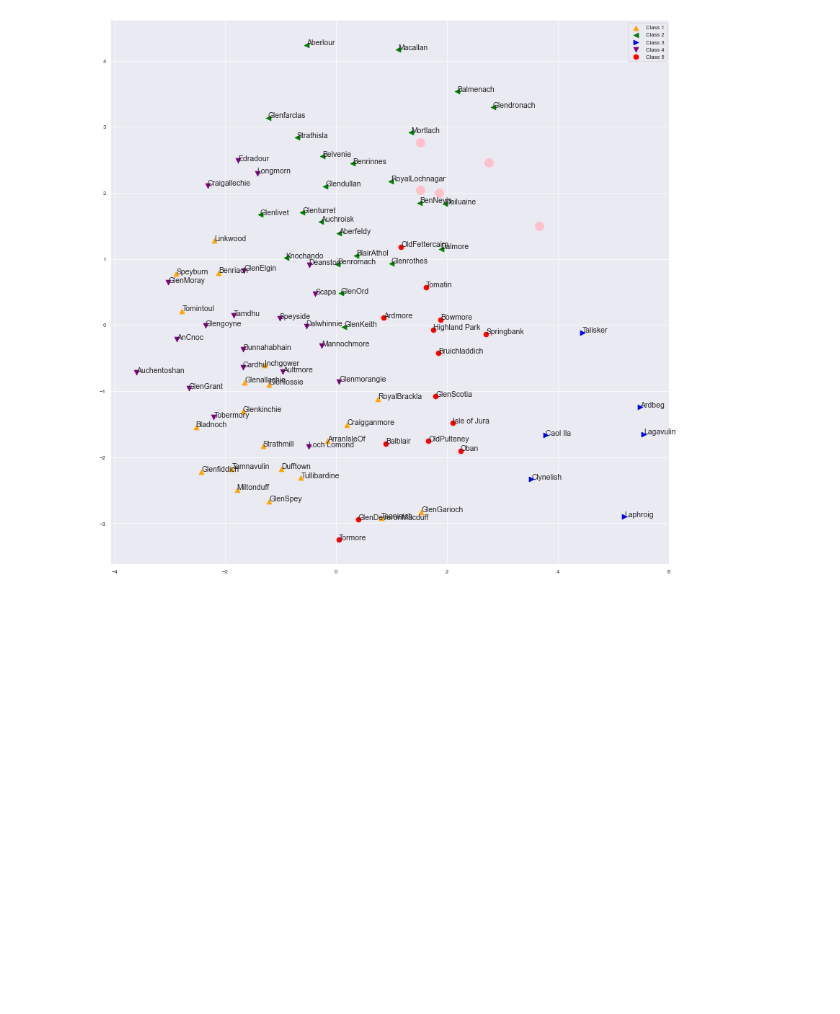
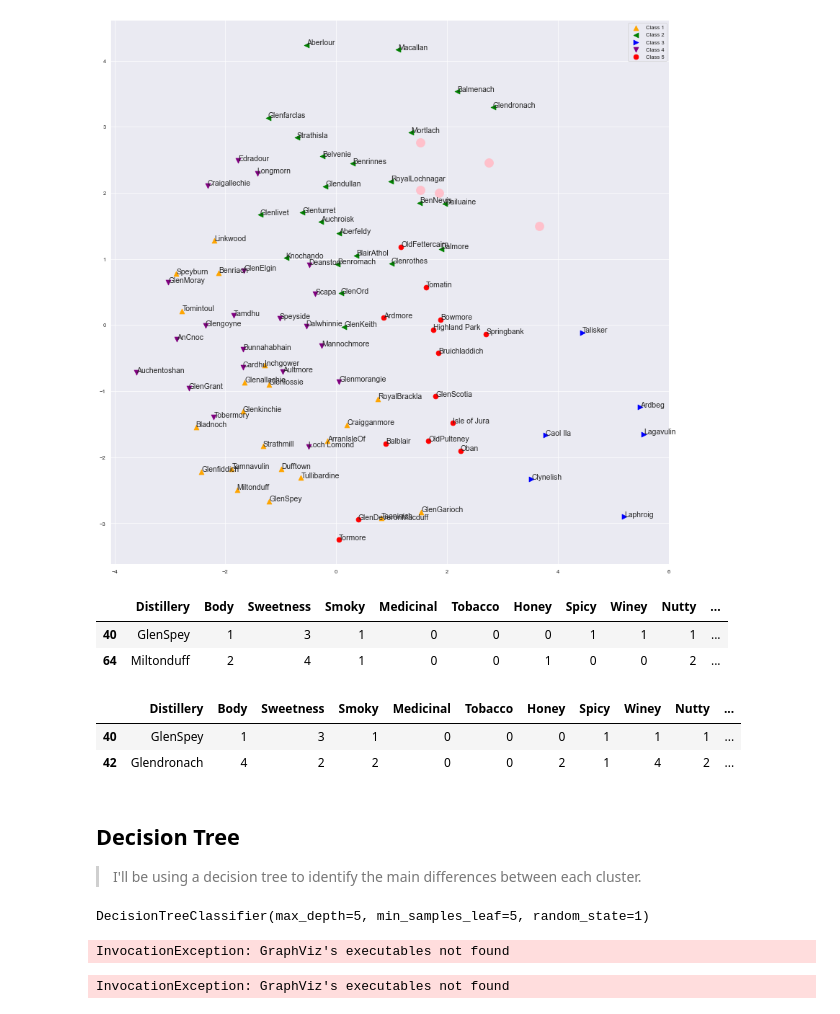
Before and after one commit to keanubowker8/K-Means-Whiskey-Distilleries, a Jupyter notebook: whiskey.ipynb, the cells around one changed output. Saved outputs shown, nothing was run; the diff lists cells and outputs as text; code cells hidden in the pictures; blank space fills up the shorter version.

```diff
--- a/whiskey.ipynb
+++ b/whiskey.ipynb
@@ -17,7 +21,7 @@ Use K-Means clustering to cluster whisky distilleries by their tasting profile.
 # %% [markdown]
 <h2> Loading in dataset </h2>
 # %%
-whiskey_df = pd.read_csv('whisky.csv')
+whiskey_df = pd.read_csv('data/whisky.csv')
 # %% [markdown]
 <h2> Examining the dataset </h2>
 # %%
@@ -175,3 +179,29 @@ plt.scatter(kmeans.cluster_centers_[:, 0], kmeans.cluster_centers_[:, 1], s=300,
 plt.show()
 # %% [output]
 [figure]
+# %%
+whiskey_df.query('Distillery == "GlenSpey" or Distillery == "Miltonduff"')
+# %% [output]
+|  | Distillery | Body | Sweetness | Smoky | Medicinal | Tobacco | Honey | Spicy | Winey | Nutty | ... |
+| 40 | GlenSpey | 1 | 3 | 1 | 0 | 0 | 0 | 1 | 1 | 1 | ... |
+| 64 | Miltonduff | 2 | 4 | 1 | 0 | 0 | 1 | 0 | 0 | 2 | ... |
+# %%
+whiskey_df.query('Distillery == "GlenSpey" or Distillery == "Glendronach"')
+# %% [output]
+|  | Distillery | Body | Sweetness | Smoky | Medicinal | Tobacco | Honey | Spicy | Winey | Nutty | ... |
+| 40 | GlenSpey | 1 | 3 | 1 | 0 | 0 | 0 | 1 | 1 | 1 | ... |
+| 42 | Glendronach | 4 | 2 | 2 | 0 | 0 | 2 | 1 | 4 | 2 | ... |
+# %% [markdown]
+<h2> Decision Tree </h2>
+<blockquote>
+    I'll be using a decision tree to identify the main differences between each cluster.
+    </blockquote>
+# %%
+tree = DecisionTreeClassifier(criterion='gini', max_depth=5, random_state =1, min_samples_leaf=5)
+
+X_train = X
+y_train = whiskey_df['class']
+
+tree.fit(X_train, y_train)
+# %% [output]
+DecisionTreeClassifier(max_depth=5, min_samples_leaf=5, random_state=1)
@@ -177,0 +220,23 @@ plt.show()
+# %%
+dot_data = export_graphviz(tree, filled = True, rounded = True, class_names = ['Class 1','Class 2', 'Class 3', 'Class 4', 'Class 5'],
+                          feature_names = ['Body', 'Sweetness', 'Smoky', 'Medicinal', 'Tobacco',
+                'Honey', 'Spicy', 'Winey', 'Nutty', 'Malty', 'Fruity', 'Floral'], out_file = None)
+
+graph = graph_from_dot_data(dot_data)
+graph.write_png('tree.png')
+display_png(Image('tree.png'))
+# %% [output]
+InvocationException: GraphViz's executables not found
+# %%
+from six import StringIO
+from IPython.display import Image
+import pydotplus
+dot_data = StringIO()
+export_graphviz(tree, out_file=dot_data, feature_names=['Body', 'Sweetness', 'Smoky', 'Medicinal', 'Tobacco',
+                'Honey', 'Spicy', 'Winey', 'Nutty', 'Malty', 'Fruity', 'Floral'],
+                filled=True, rounded=True,
+                special_characters=True)
+graph = pydotplus.graph_from_dot_data(dot_data.getvalue())
+Image(graph.create_png())
+# %% [output]
+InvocationException: GraphViz's executables not found
```
Also changed, not shown: parts of 4 cells of this notebook, 1 other file.
